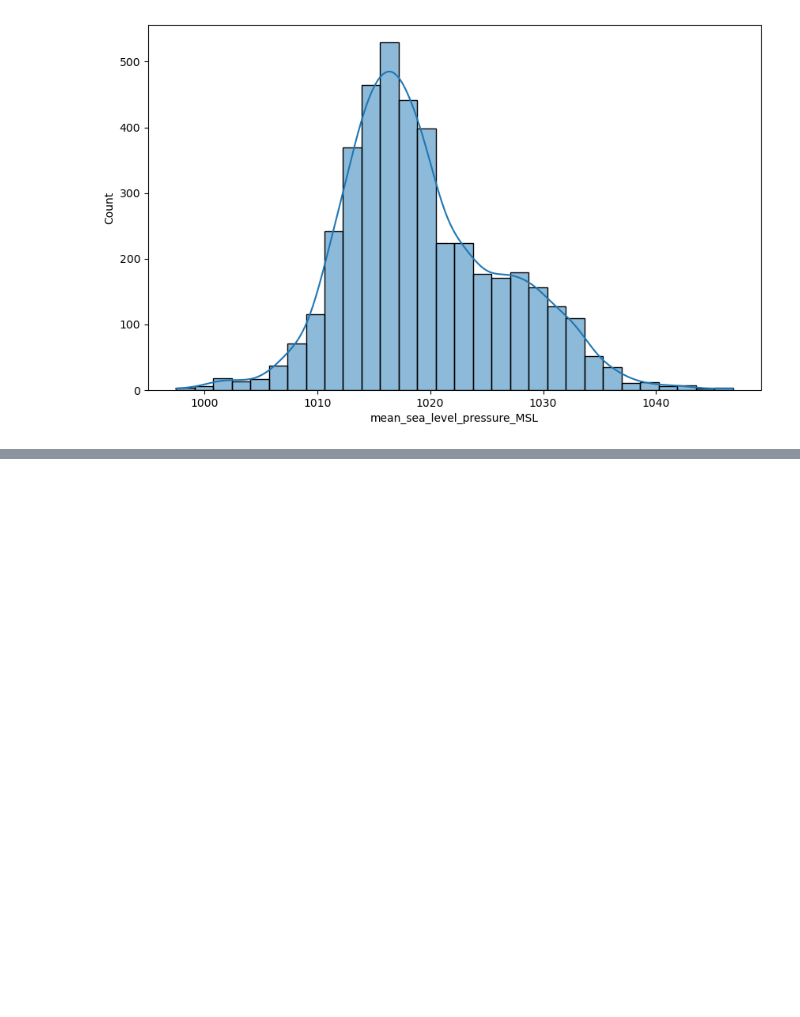
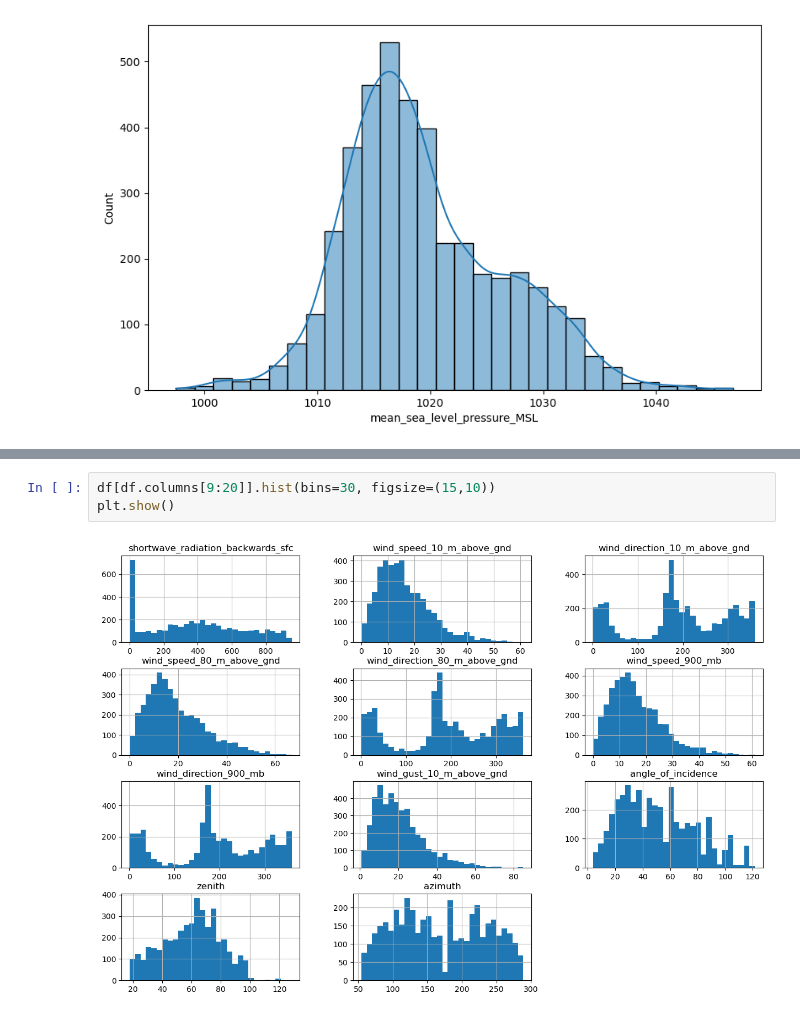
Before and after one commit to Amit-kumar-2004/SolarPowerPredictionOutput, a Jupyter notebook: solarpowerprediction.ipynb, the cells around one changed output, grey strips where cells are left out. Drawn from its saved outputs; the diff is of its cells as text; blank space fills up the shorter version.

```diff
--- a/solarpowerprediction.ipynb
+++ b/solarpowerprediction.ipynb
@@ -173,0 +203,5 @@ plt.show()
+# %%
+df[df.columns[9:20]].hist(bins=30, figsize=(15,10))
+plt.show()
+# %% [output]
+[figure, added]
```
Also changed, not shown: parts of 9 cells of this notebook.
